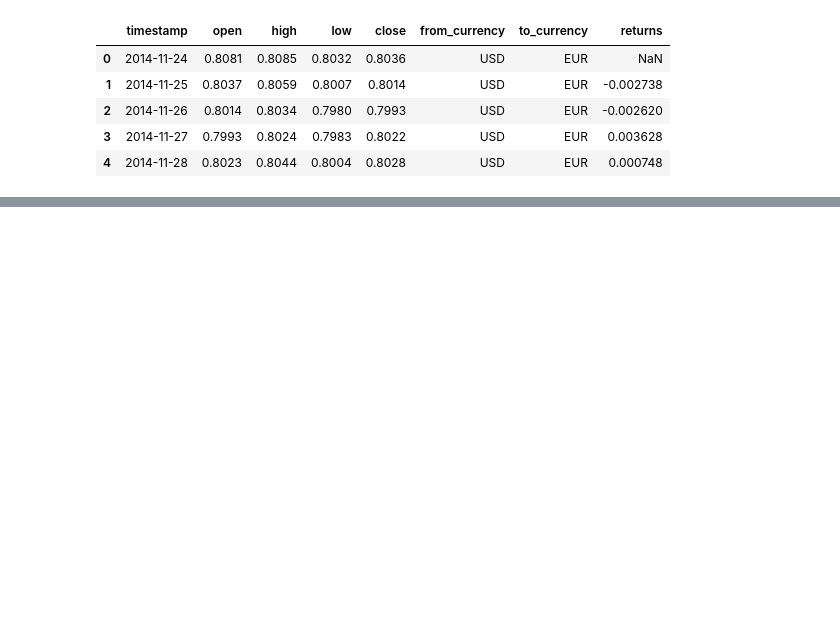
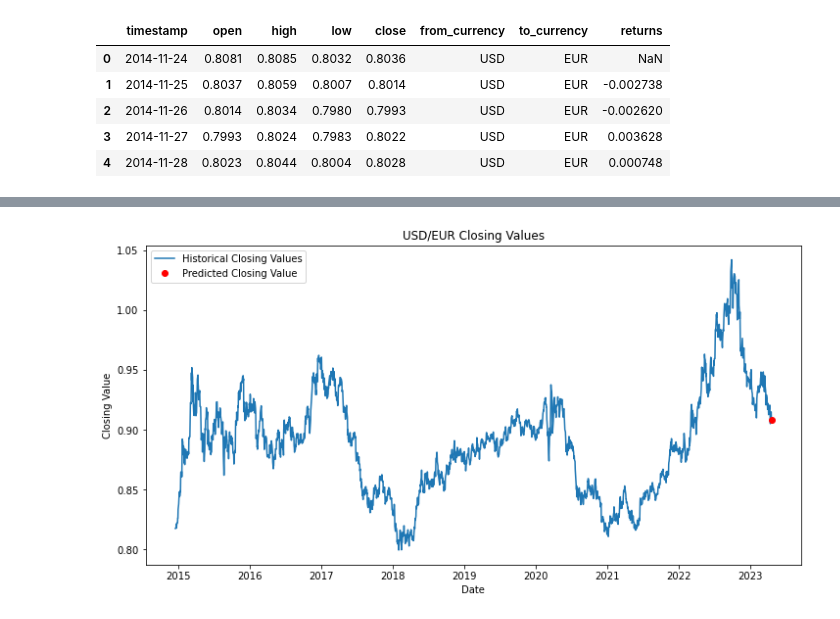
Before and after one commit to willau24/forexPredictiveModeling, a Jupyter notebook: technicalAnalysis.ipynb, the cells around one changed output, grey strips where cells are left out. Cells and saved outputs as stored; diff of their text form; code cells hidden in the pictures; blank space fills up the shorter version.

```diff
--- a/technicalAnalysis.ipynb
+++ b/technicalAnalysis.ipynb
@@ -136,0 +121,81 @@ X_train, X_test, y_train, y_test = train_test_split(X_scaled, y, test_size=0.2,
+# %%
+currency_pairs = df[['from_currency', 'to_currency']].drop_duplicates().values
+
+for pair in currency_pairs:
+    from_currency, to_currency = pair
+    print(f"Processing currency pair: {from_currency}/{to_currency}")
+
+    pair_df = df[(df['from_currency'] == from_currency) & (df['to_currency'] == to_currency)]
+    pair_df = create_features(pair_df)
+    pair_df = pair_df.dropna()
+
+    if pair_df.empty:
+        print(f"Not enough data for {from_currency}/{to_currency}")
+        print("=" * 40)
+        continue
+
+    X = pair_df[['SMA_5', 'SMA_10', 'EMA_5', 'EMA_10', 'ROC', 'RSI', 'returns', 'SMA_20', 'BB_upper', 'BB_lower']]
+    y = pair_df['target']
+
+    scaler = StandardScaler()
+    X_scaled = scaler.fit_transform(X)
+
+    train_size = int(len(X_scaled) * 0.8)
+    X_train, X_test = X_scaled[:train_size], X_scaled[train_size:]
+    y_train, y_test = y.iloc[:train_size], y.iloc[train_size:]
+
+    model = RandomForestRegressor(n_estimators=100, random_state=42)
+    model.fit(X_train, y_train)
+
+    y_pred = model.predict(X_test)
+    mse = mean_squared_error(y_test, y_pred)
+    print(f"Random Forest Mean Squared Error for {from_currency}/{to_currency}: {mse:.6f}")
+
+    last_row = X_scaled[-1].reshape(1, -1)
+    next_day_return = model.predict(last_row)
+    print(f"Next day return for {from_currency}/{to_currency}: {next_day_return[0]:.6f}")
+
+    last_close_value = pair_df.iloc[-1]['close']
+    next_day_close_value = last_close_value * (1 + next_day_return[0])
+    print(f"Next day closing value for {from_currency}/{to_currency}: {next_day_close_value:.6f}")
+
+    pair_df['timestamp'] = pd.to_datetime(pair_df['timestamp'])
+
+    # Plot closing values
+    plt.figure(figsize=(12, 6))
+    plt.plot(pair_df['timestamp'], pair_df['close'], label='Historical Closing Values')
+    plt.plot(pair_df['timestamp'].iloc[-1] + pd.DateOffset(1), next_day_close_value, 'ro', label='Predicted Closing Value')
+    plt.xlabel('Date')
+    plt.ylabel('Closing Value')
+    plt.title(f'{from_currency}/{to_currency} Closing Values')
+    plt.legend()
+    plt.show()
+
+    # Plot returns
+    plt.figure(figsize=(12, 6))
+    plt.bar(pair_df['timestamp'], pair_df['returns'], label='Actual Returns')
+    plt.bar(pair_df['timestamp'].iloc[-1] + pd.DateOffset(1), next_day_return, color='red', label='Predicted Return')
+    plt.xlabel('Date')
+    plt.ylabel('Returns')
+    plt.title(f'{from_currency}/{to_currency} Returns')
+    plt.legend()
+    plt.show()
+
+    # Plot technical indicators
+    plt.figure(figsize=(12, 6))
+    plt.plot(pair_df['timestamp'], pair_df['SMA_5'], label='SMA_5')
+    plt.plot(pair_df['timestamp'], pair_df['SMA_10'], label='SMA_10')
+    plt.plot(pair_df['timestamp'], pair_df['EMA_5'], label='EMA_5')
+    plt.plot(pair_df['timestamp'], pair_df['EMA_10'], label='EMA_10')
+    plt.plot(pair_df['timestamp'], pair_df['ROC'], label='ROC')
+    plt.plot(pair_df['timestamp'], pair_df['RSI'], label='RSI')
+    # Add other technical indicators as needed
+    plt.xlabel('Date')
+    plt.ylabel('Technical Indicator Values')
+    plt.title(f'Technical Indicators for {from_currency}/{to_currency}')
+    plt.legend()
+    plt.show()
+
+
+    print("=" * 40)
+# %% [output]
@@ -136,0 +223 @@ X_train, X_test, y_train, y_test = train_test_split(X_scaled, y, test_size=0.2,
+[figure, added]
```
Also changed, not shown: parts of 10 cells of this notebook.
